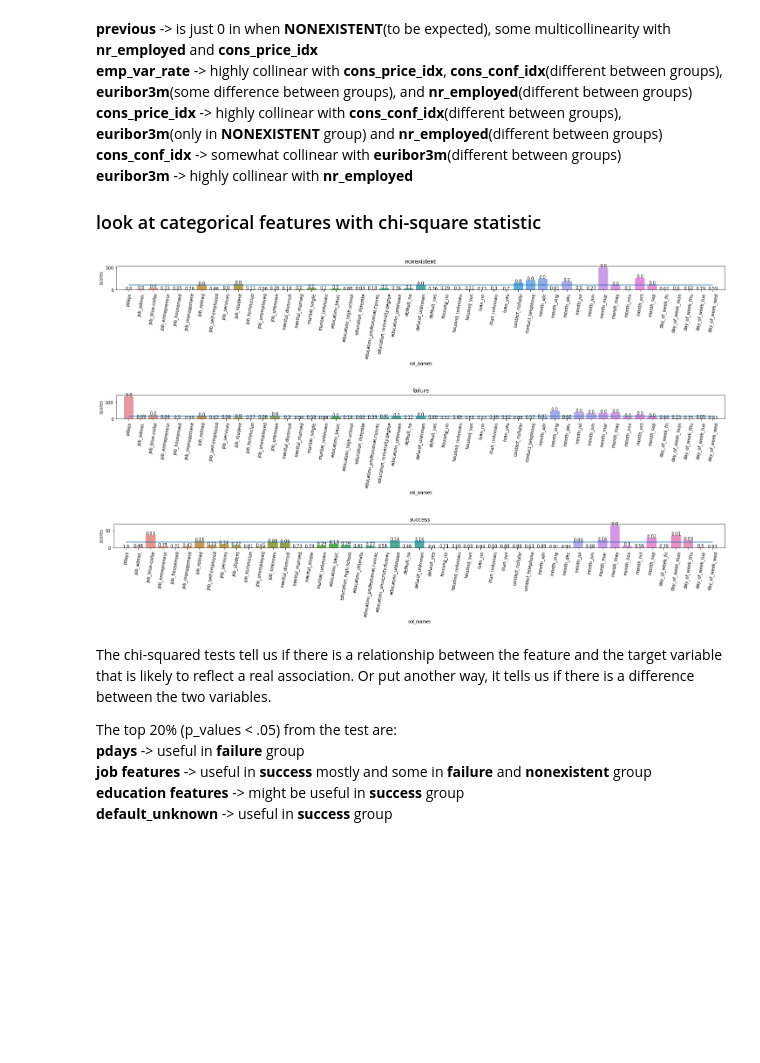
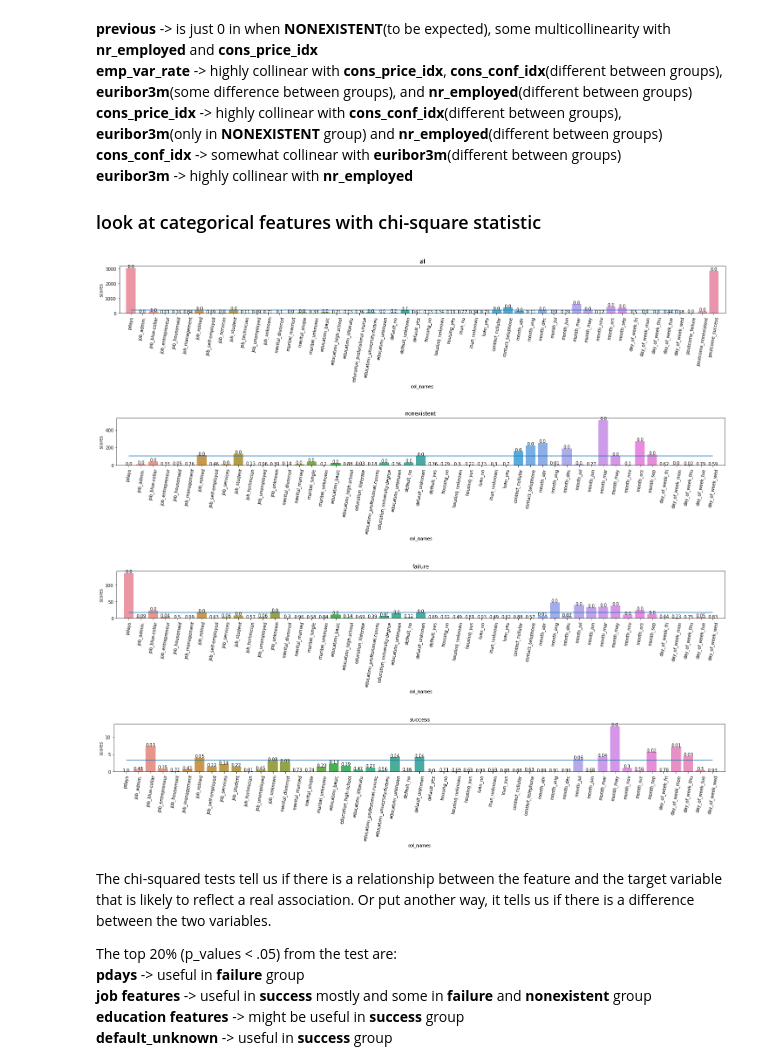
Before and after one commit to matthewswogger/Bank-Telemarketing, a Jupyter notebook: notebooks/2_feature_selection.ipynb, the cells around one changed output. Drawn from its saved outputs; the diff is of its cells as text; code cells hidden in the pictures; blank space fills up the shorter version.

Commit message:
final model trained

```diff
--- a/notebooks/2_feature_selection.ipynb
+++ b/notebooks/2_feature_selection.ipynb
@@ -144,6 +144,19 @@ multiCollinearity(success, 'success')
 
 ### look at categorical features with chi-square statistic
 # %%
+def dummyTrain(df):
+    X = df.loc[:, cat_features]
+
+    y = X.y
+    X = X.drop(columns='y')
+
+    X = pd.get_dummies(X)
+
+    X['y'] = y
+
+    return X
+
+
 def makeTheseDummied(df):
     X = df.loc[:, cat_features]
 
@@ -155,42 +168,47 @@ def makeTheseDummied(df):
     X['y'] = y
 
     c = ['poutcome_nonexistent', 'poutcome_failure', 'poutcome_success']
     nonexistent = X.loc[X.poutcome_nonexistent==1, :].drop(columns=c)
     failure = X.loc[X.poutcome_failure==1, :].drop(columns=c)
     success = X.loc[X.poutcome_success==1, :].drop(columns=c)
 
     return nonexistent, failure, success
 
 def chiSquare(df, name):
     y = df.y
     X = df.drop(columns='y')
 
     chi_scores, p_values = chi2(X, y)
 
     sc = pd.DataFrame([[s, p, X.columns[i]] for i, (s, p) in enumerate(zip(chi_scores, p_values))], columns=['scores', 'p_values', 'col_names'])
     sc.p_values = sc.p_values.round(2)
     sc = sc.fillna(0)
 
-    f, ax = plt.subplots(figsize=(25,1))
+    f, ax = plt.subplots(figsize=(25,2))
     sns.barplot(data=sc, x='col_names', y='scores', ax=ax)
     ax.set_title(name)
     for row in sc.itertuples():
         ax.text(row.Index, row.scores, row.p_values, color='black', ha="center")
     ax.hlines(sc.scores.quantile(.8), xmin=0, xmax=48)
     ax.tick_params(axis='x', labelrotation=80)
-#     ax.set_ylim(-50, 3200)
-    ax.set_xlim(-1, 49);
+    ax.set_xlim(-1, 49)
+    return ax
 
 
 nonexistent, failure, success = makeTheseDummied(train)
 
-chiSquare(nonexistent, 'nonexistent')
-chiSquare(failure, 'failure')
-chiSquare(success, 'success')
+all_df = dummyTrain(train)
+
+ax = chiSquare(all_df, 'all')
+ax.set_xlim(-1, 52);
+chiSquare(nonexistent, 'nonexistent');
+chiSquare(failure, 'failure');
+chiSquare(success, 'success');
 # %% [output]
-[figure, old version]
+[figure, new version]
-[figure, old version]
+[figure, new version]
-[figure, old version]
+[figure, new version]
+[figure, added]
 # %% [markdown]
 The chi-squared tests tell us if there is a relationship between the feature and the target variable that is likely to reflect a real association. Or put another way, it tells us if there is a difference between the two variables.
 
```
Also changed, not shown: parts of 8 cells of this notebook, 9 other files.
